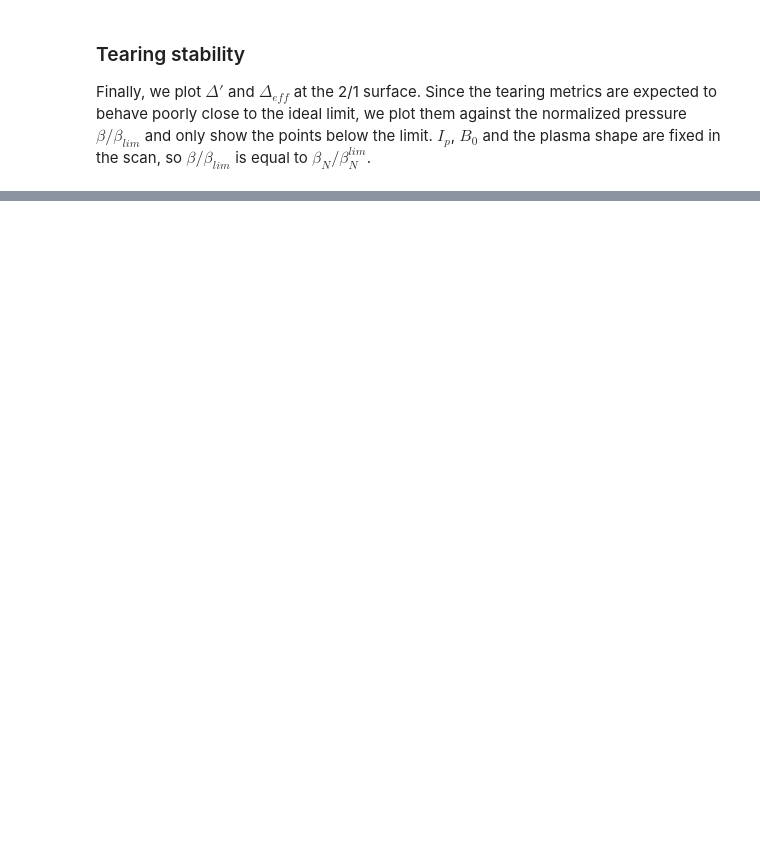
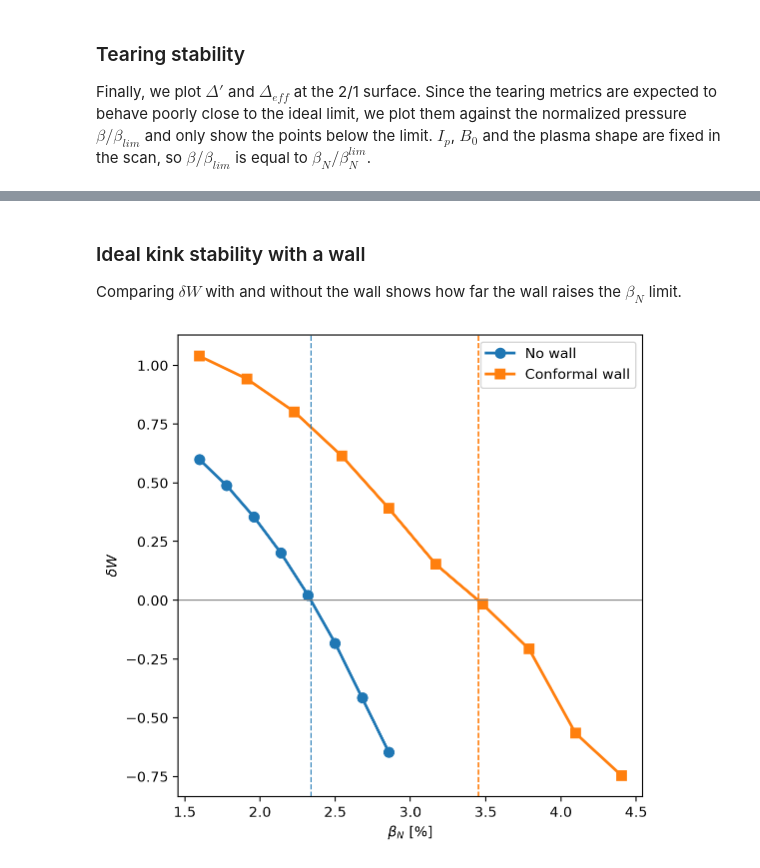
Before and after one commit to Next-Step-Fusion/plasma-limits, a Jupyter notebook: examples/GPEC_Coupling/kink_tearing_stability.ipynb, the cells around one changed output, grey strips where cells are left out. Drawn from its saved outputs; the diff is of its cells as text; code cells hidden in the pictures; blank space fills up the shorter version.

```diff
--- a/examples/GPEC_Coupling/kink_tearing_stability.ipynb
+++ b/examples/GPEC_Coupling/kink_tearing_stability.ipynb
@@ -301,0 +528,8 @@ _ = ax.legend()
+# %%
+wall = {'shape': 'conformal', 'standoff_fraction': 0.5}
+wall_results = run_scan(np.linspace(1.0, 2.8, 10), wall=wall, scan_name='wall')
+
+wall_limit = find_beta_limit(wall_results)
+if wall_limit is not None:
+    print('Ideal-wall limit: beta_N = {0:.2f}'.format(wall_limit))
+wall_results
@@ -301,0 +682,17 @@ _ = ax.legend()
+# %% [markdown]
+### Ideal kink stability with a wall
+
+Comparing $\delta W$ with and without the wall shows how far the wall raises the $\beta_N$ limit.
+# %%
+fig, ax = plt.subplots(1,1)
+ax.plot(results['beta_n'], results['dW'], 'o-', color='tab:blue', label='No wall')
+ax.plot(wall_results['beta_n'], wall_results['dW'], 's-', color='tab:orange', label='Conformal wall')
+ax.axhline(0.0, color='gray', linewidth=0.8)
+for limit, color in ((beta_limit, 'tab:blue'), (wall_limit, 'tab:orange')):
+    if limit is not None:
+        ax.axvline(limit, color=color, linestyle='--', linewidth=1.0)
+ax.set_xlabel(r'$\beta_N$ [%]')
+ax.set_ylabel(r'$\delta W$')
+_ = ax.legend()
+# %% [output]
+[figure, added]
```
Also changed, not shown: parts of 20 cells of this notebook, 1 other file.
